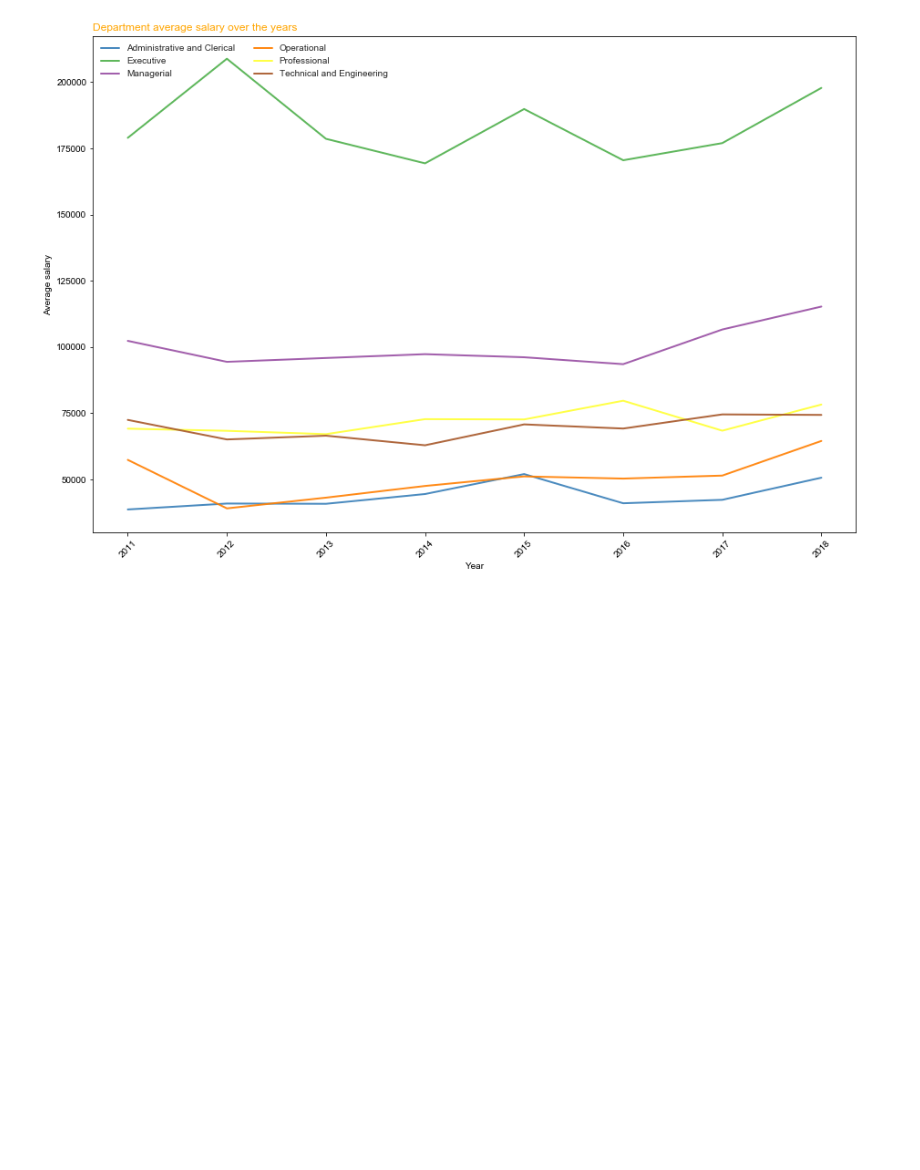
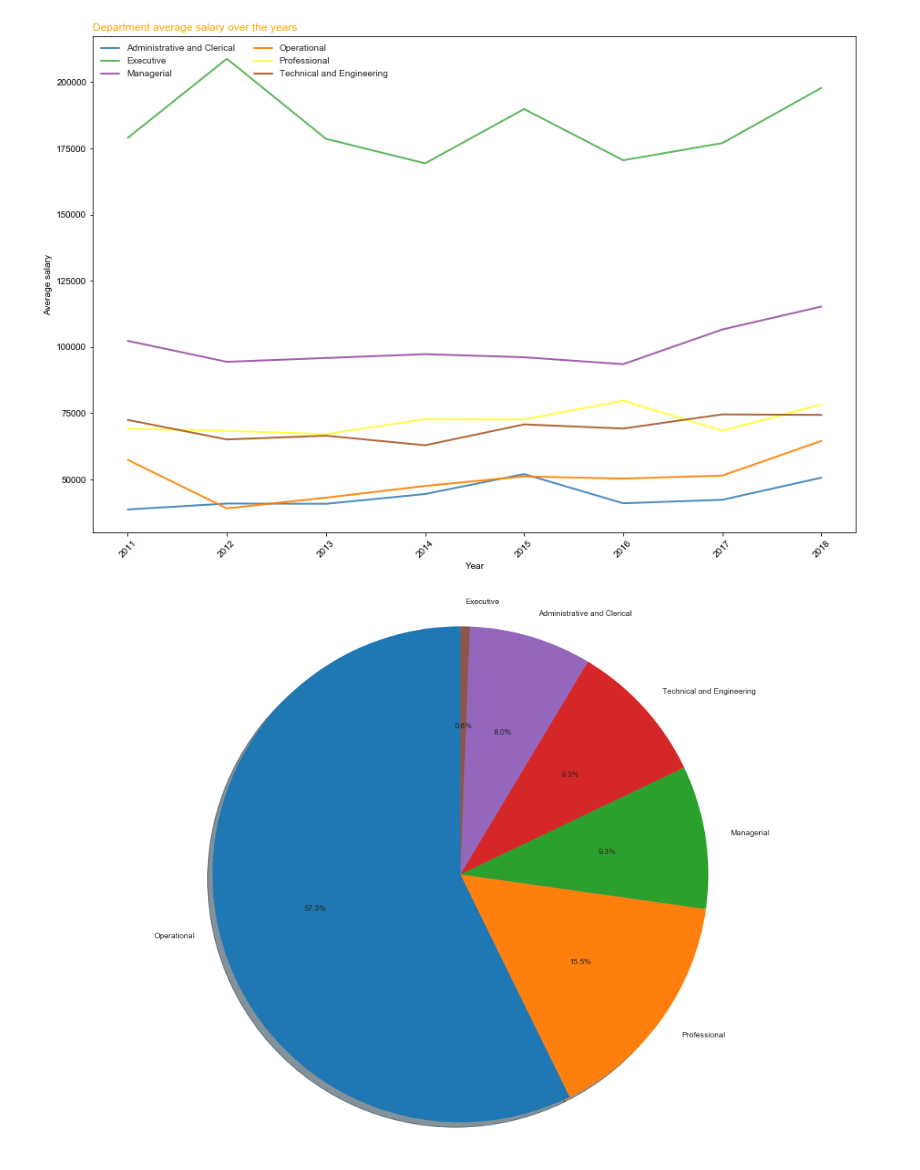
Before and after one commit to UBprojects/EAS503Project, a Jupyter notebook: project_notebook.ipynb, the cells around one changed output. Saved outputs shown, nothing was run; the diff lists cells and outputs as text; code cells hidden in the pictures; blank space fills up the shorter version.

Commit message:
adding pie charts

```diff
--- a/project_notebook.ipynb
+++ b/project_notebook.ipynb
@@ -28,3 +28,7 @@ plotter.plot_designation_employee_count_over_years(limit=10)
 plotter.plot_department_avg_salary_trend(limit=10)
 # %% [output]
 [figure]
+# %%
+plotter.plot_department_employees_pie_chart(limit=10)
+# %% [output]
+[figure, added]
```
Also changed, not shown: parts of 1 cell of this notebook, 2 other files.
